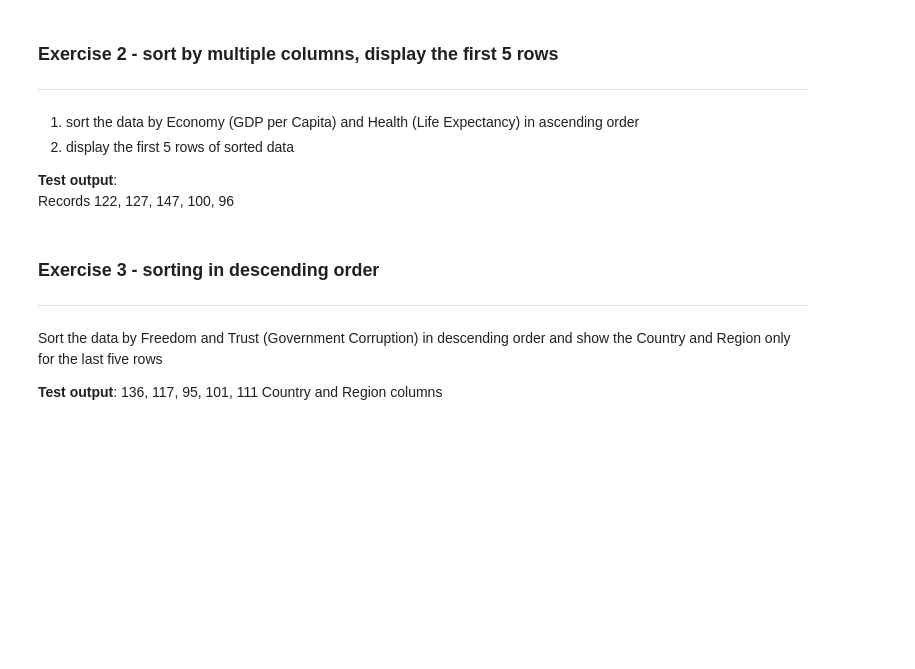
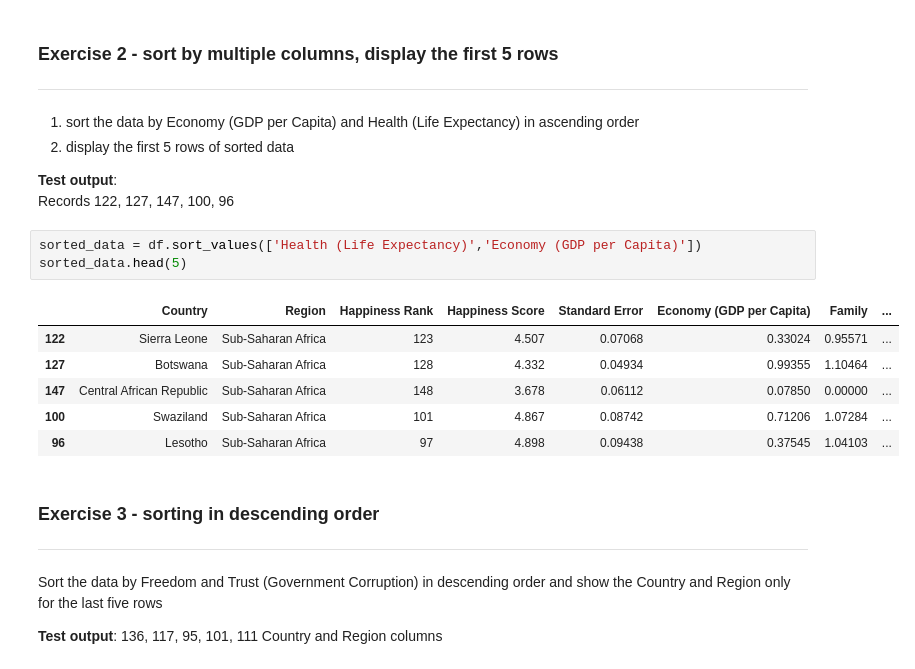
Before and after one commit to fraserrbarclay/Python-Data-Practicals, a Jupyter notebook: worksheets/Sorting_and_cleaning.ipynb, the cells around one changed output. Saved outputs shown, nothing was run; the diff lists cells and outputs as text; blank space fills up the shorter version.

```diff
--- a/worksheets/Sorting_and_cleaning.ipynb
+++ b/worksheets/Sorting_and_cleaning.ipynb
@@ -71,6 +93,16 @@ The highest score (displayed last) is 7.587, Switzerland
 
 **Test output**:
 Records 122, 127, 147, 100, 96
+# %%
+sorted_data = df.sort_values(['Health (Life Expectancy)','Economy (GDP per Capita)'])
+sorted_data.head(5)
+# %% [output]
+|  | Country | Region | Happiness Rank | Happiness Score | Standard Error | Economy (GDP per Capita) | Family | ... |
+| 122 | Sierra Leone | Sub-Saharan Africa | 123 | 4.507 | 0.07068 | 0.33024 | 0.95571 | ... |
+| 127 | Botswana | Sub-Saharan Africa | 128 | 4.332 | 0.04934 | 0.99355 | 1.10464 | ... |
+| 147 | Central African Republic | Sub-Saharan Africa | 148 | 3.678 | 0.06112 | 0.07850 | 0.00000 | ... |
+| 100 | Swaziland | Sub-Saharan Africa | 101 | 4.867 | 0.08742 | 0.71206 | 1.07284 | ... |
+| 96 | Lesotho | Sub-Saharan Africa | 97 | 4.898 | 0.09438 | 0.37545 | 1.04103 | ... |
 # %% [markdown]
 ### Exercise 3 - sorting in descending order
 ---
```
Also changed, not shown: parts of 8 cells of this notebook.
